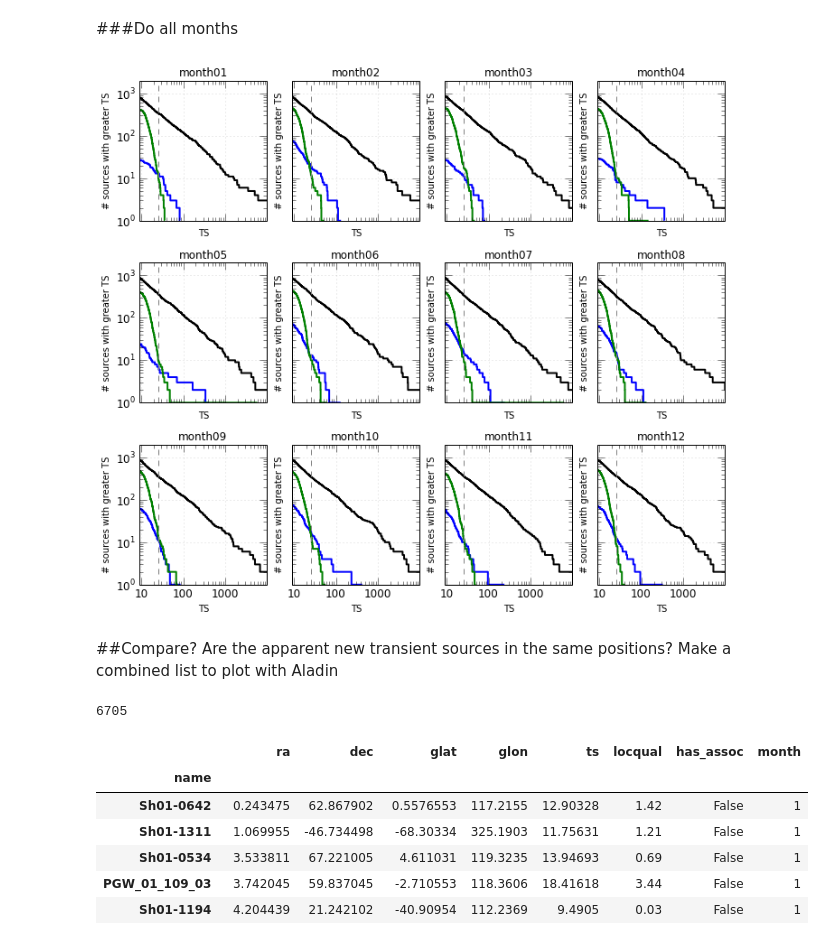
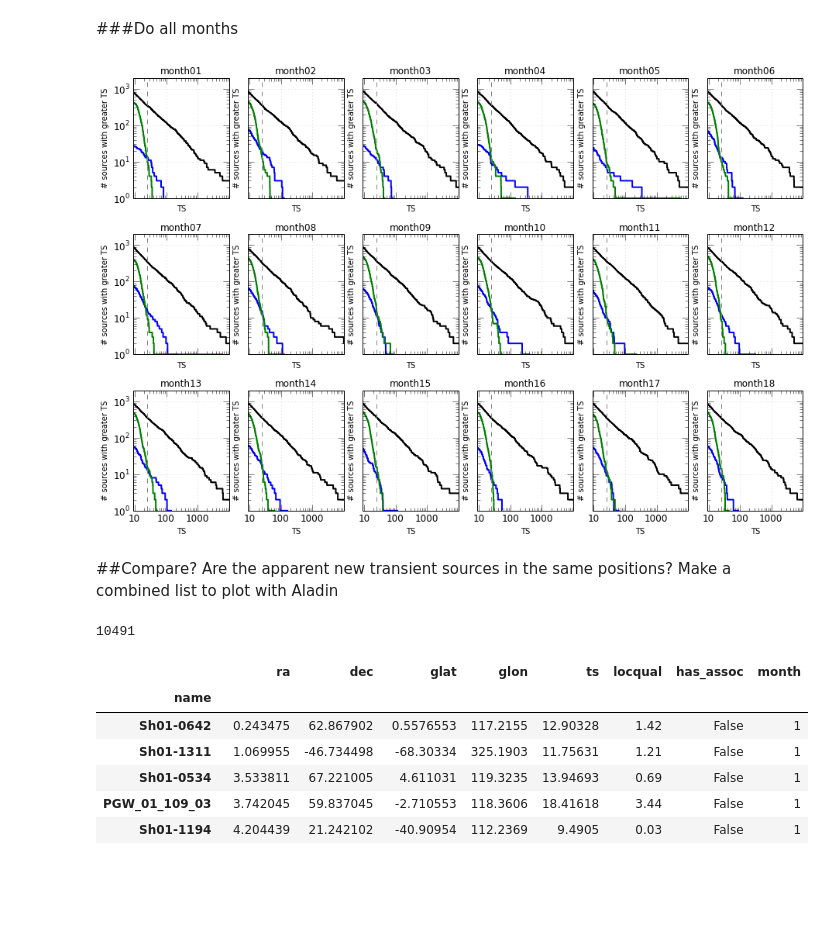
Before and after one commit to tburnett/Fermi-LAT, a Jupyter notebook: transients/Monthly summary plots.ipynb, the cells around one changed output. Cells and saved outputs as stored; diff of their text form; code cells hidden in the pictures; blank space fills up the shorter version.

```diff
--- a/transients/Monthly summary plots.ipynb
+++ b/transients/Monthly summary plots.ipynb
@@ -4,8 +10,11 @@ Generate plots and statistics for all monthly analyses
 # %%
-%matplotlib inline
-import glob, pickle
-curdir = os.getcwd()
-os.chdir(os.path.expandvars('$FERMI/skymodels/P301_monthly'))
-files =  sorted(glob.glob('month*/sources.pickle')); len(files)
+files =  sorted(glob.glob('month*/sources.pickle'));
 monthlist = [f.split('/')[0] for f in files]; monthlist
 sourcelists = [pickle.load(open(f)) for f in files]
+t = dict()
+for month,sm in zip(monthlist, sourcelists):
+    t[month]= dict(ntot=len(sm),
+                          ntrans=sum(sm.transient &(sm.ts>10)),
+               )
+monthsdf = pd.DataFrame(t).T
+monthsdf
@@ -50,22 +64,22 @@ plt.setp(fig.axes[0], ylim=(1,2000), title='month01 integral TS');
 # %%
 monthinfo = [sourceinfo.ExtSourceInfo(month) for month in monthlist]
 # %%
-fig, axx = plt.subplots(3,4, sharex=True, sharey=True, figsize=(12,10))
+fig, axx = plt.subplots(3,6, sharex=True, sharey=True, figsize=(16,10))
 plt.subplots_adjust(hspace=0.3)
 for ax, info, month,  in zip(axx.flatten(), monthinfo, monthlist):
     df=info.df
     df['prefix'] = [n[:2] for n in df.index]
     df['fixed'] = [not x for x in df.transient]
     fig=info.cumulative_ts(ax=ax, check_localized=False, tscut=[],
                 ts = df.ts[df.fixed], label='6-year sources',
                 other_ts=[df.ts[df.prefix=='PG'],
                            df.ts[(df.prefix=='Sh') | (df.prefix=='S ')|(df.prefix=='TS')]] ,
                 other_label=['PGWave', 'TSmap'],
                 legend=False,
                 );
     plt.setp(ax, title=month, ylim=(1,2000))
 # %% [output]
-[figure, old version]
+[figure, new version]
 # %% [markdown]
 ##Compare?
 Are the apparent new transient sources in the same positions?
@@ -79,7 +93,7 @@ for i,month in enumerate(monthinfo):
 dfall = pd.concat(dflist)
 len(dfall)
 # %% [output]
-6705
+10491
 # %%
 dfall[:10]
 # %% [output]
```
Also changed, not shown: parts of 8 cells of this notebook, 4 other files.
